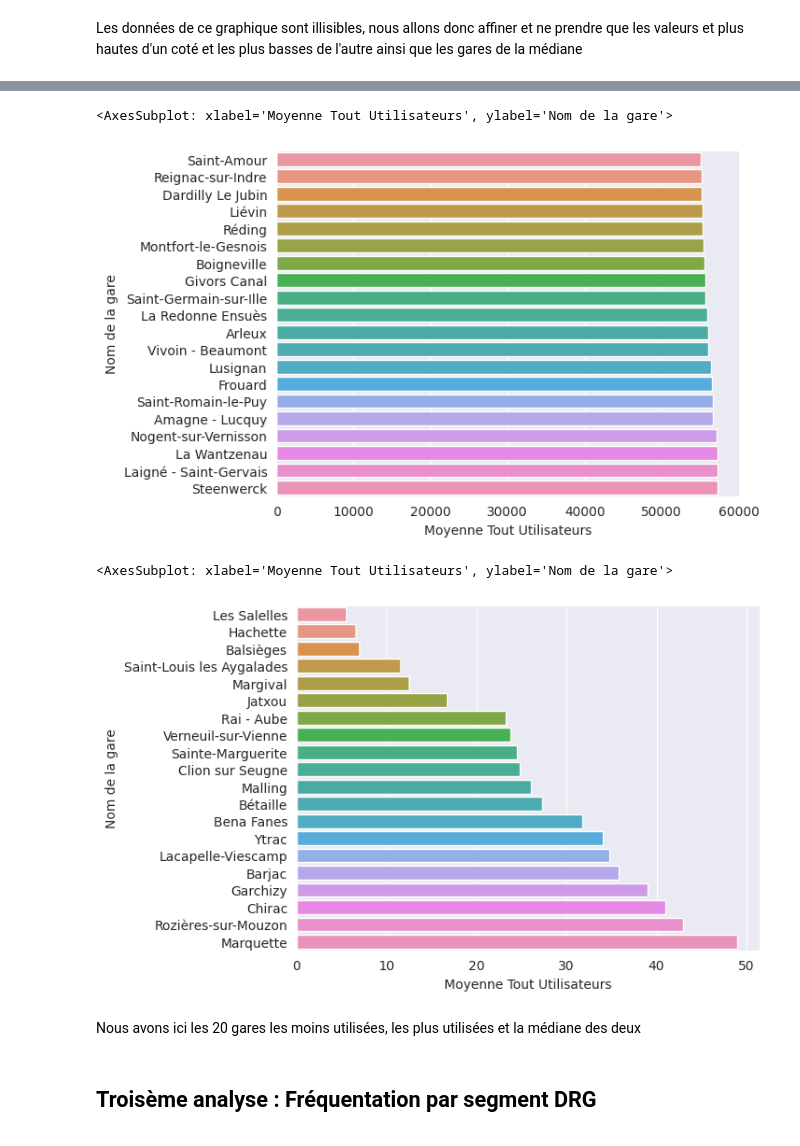
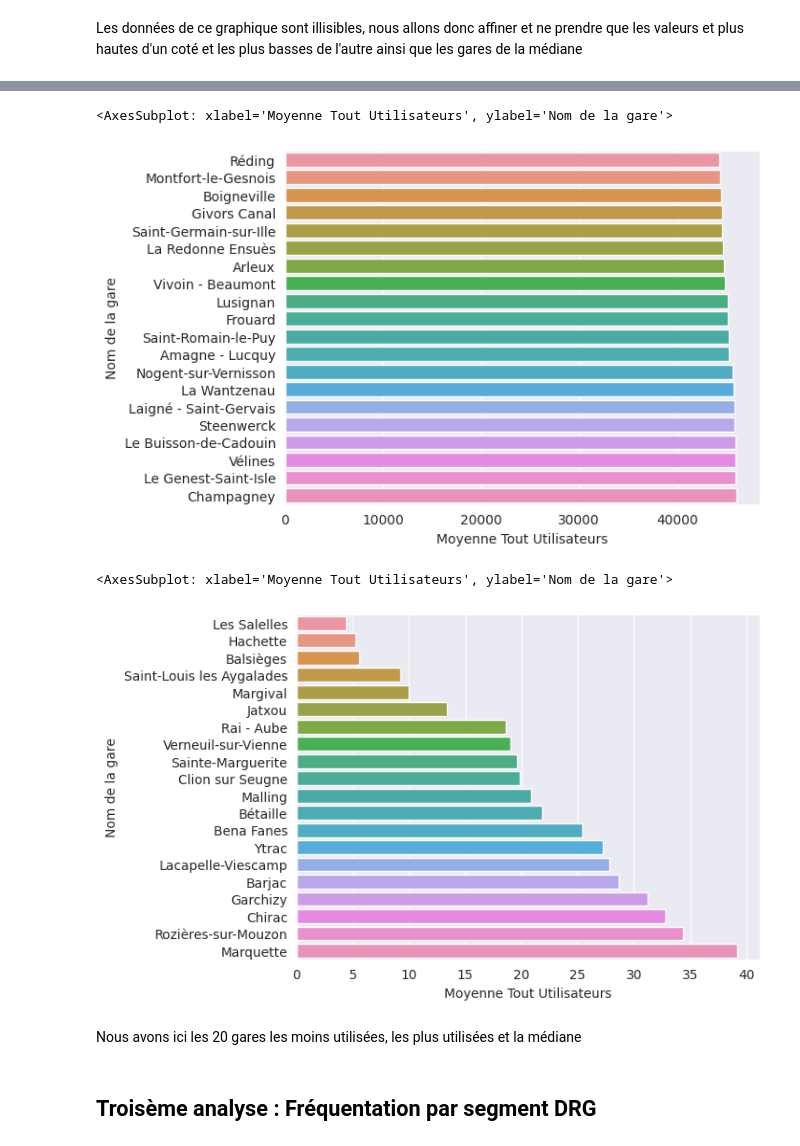
Before and after one commit to EdouardQ/H3Python, a Jupyter notebook: sncf.ipynb, the cells around one changed output, grey strips where cells are left out. Cells and saved outputs as stored; diff of their text form; code cells hidden in the pictures.

```diff
--- a/sncf.ipynb
+++ b/sncf.ipynb
@@ -74,27 +73,27 @@ On peut conclure que en 2020 il y a un évènement qui a considérablement rédu
 Donc pour la suite des analyses, nous allons exclure l'année 2020
 # %% [markdown]
 ## Deuxième analyse : fréquentation des gares
+# %%
+moyUsers = []
+for index, row in dataFreq.iterrows():
+    moyUsers.append((row['Total Voyageurs 2019']+row['Total Voyageurs 2018']+row['Total Voyageurs 2017']+row['Total Voyageurs 2016']+row['Total Voyageurs 2015'])/5)
+
+# condition to avoid duplicate if the cell is reloaded
+if not "Moyenne Voyageurs" in dataFreq:
+    dataFreq.insert(loc=dataFreq.shape[1], column="Moyenne Voyageurs", value=moyUsers, allow_duplicates=True)
 # %%
-moyUsers = []
-for index, row in dataFreq.iterrows():
-    moyUsers.append((row['Total Voyageurs 2019']+row['Total Voyageurs 2018']+row['Total Voyageurs 2017']+row['Total Voyageurs 2016']+row['Total Voyageurs 2015'])/4)
-
-# condition to avoid duplicate if the cell is reloaded
-if not "Moyenne Voyageurs" in dataFreq:
-    dataFreq.insert(loc=dataFreq.shape[1], column="Moyenne Voyageurs", value=moyUsers, allow_duplicates=True)
-moyVisitors = []
-for index, row in dataFreq.iterrows():
-    sumUsers = row['Total Voyageurs 2019']+row['Total Voyageurs 2018']+row['Total Voyageurs 2017']+row['Total Voyageurs 2016']+row['Total Voyageurs 2015']
-    sumAllUsers = row['Total Voyageurs + Non voyageurs 2019']+row['Total Voyageurs + Non voyageurs 2018']+row['Total Voyageurs + Non voyageurs 2017']+row['Total Voyageurs + Non voyageurs 2016']+row['Total Voyageurs + Non voyageurs 2015']
-    moyVisitors.append((sumAllUsers-sumUsers)/4)
-
-# condition to avoid duplicate if the cell is reloaded
-if not "Moyenne Visiteurs" in dataFreq:
-    dataFreq.insert(loc=dataFreq.shape[1], column="Moyenne Visiteurs", value=moyVisitors, allow_duplicates=True)
 moyAllusers = []
 for index, row in dataFreq.iterrows():
-    moyAllusers.append((row['Total Voyageurs + Non voyageurs 2019']+row['Total Voyageurs + Non voyageurs 2018']+row['Total Voyageurs + Non voyageurs 2017']+row['Total Voyageurs + Non voyageurs 2016']+row['Total Voyageurs + Non voyageurs 2015'])/4)
+    moyAllusers.append((row['Total Voyageurs + Non voyageurs 2019']+row['Total Voyageurs + Non voyageurs 2018']+row['Total Voyageurs + Non voyageurs 2017']+row['Total Voyageurs + Non voyageurs 2016']+row['Total Voyageurs + Non voyageurs 2015'])/5)
 
 # condition to avoid duplicate if the cell is reloaded
 if not "Moyenne Tout Utilisateurs" in dataFreq:
     dataFreq.insert(loc=dataFreq.shape[1], column="Moyenne Tout Utilisateurs", value=moyAllusers, allow_duplicates=True)
+# %%
+moyVisitors = []
+for index, row in dataFreq.iterrows():
+    moyVisitors.append(row['Moyenne Tout Utilisateurs'] - row['Moyenne Voyageurs'])
+
+# condition to avoid duplicate if the cell is reloaded
+if not "Moyenne Visiteurs" in dataFreq:
+    dataFreq.insert(loc=dataFreq.shape[1], column="Moyenne Visiteurs", value=moyVisitors, allow_duplicates=True)
@@ -101,3 +102,5 @@ if not "Moyenne Tout Utilisateurs" in dataFreq:
+# %%
+dataFreq = dataFreq[dataFreq['Moyenne Tout Utilisateurs'] > 0]
 # %%
 print(sb.barplot(dataFreq, x="Moyenne Tout Utilisateurs", y="Nom de la gare"))
 print("Nombre de gares : ", len(dataFreq))
@@ -116,15 +119,15 @@ sb.barplot(data=dataFreq.nlargest(20, "Moyenne Tout Utilisateurs") , x="Moyenne
 sb.barplot(data=dataFreq.sort_values('Moyenne Tout Utilisateurs')[int(len(dataFreq)/2-10):int(len(dataFreq)/2+10)] , x="Moyenne Tout Utilisateurs", y="Nom de la gare")
 # %% [output]
 <AxesSubplot: xlabel='Moyenne Tout Utilisateurs', ylabel='Nom de la gare'>
-[figure, old version]
+[figure, new version]
 # %%
-sb.barplot(data=dataFreq[dataFreq['Moyenne Tout Utilisateurs'] > 0].nsmallest(20, "Moyenne Tout Utilisateurs"), x="Moyenne Tout Utilisateurs", y="Nom de la gare")
+sb.barplot(data=dataFreq.nsmallest(20, "Moyenne Tout Utilisateurs"), x="Moyenne Tout Utilisateurs", y="Nom de la gare")
 # remove closed station with 0 user
 # %% [output]
 <AxesSubplot: xlabel='Moyenne Tout Utilisateurs', ylabel='Nom de la gare'>
-[figure, old version]
+[figure, new version]
 # %% [markdown]
-Nous avons ici les 20 gares les moins utilisées, les plus utilisées et la médiane des deux
+Nous avons ici les 20 gares les moins utilisées, les plus utilisées et la médiane
 # %% [markdown]
 ## Troisème analyse : Fréquentation par segment DRG
 # %% [markdown]
```
Also changed, not shown: parts of 32 cells of this notebook.
